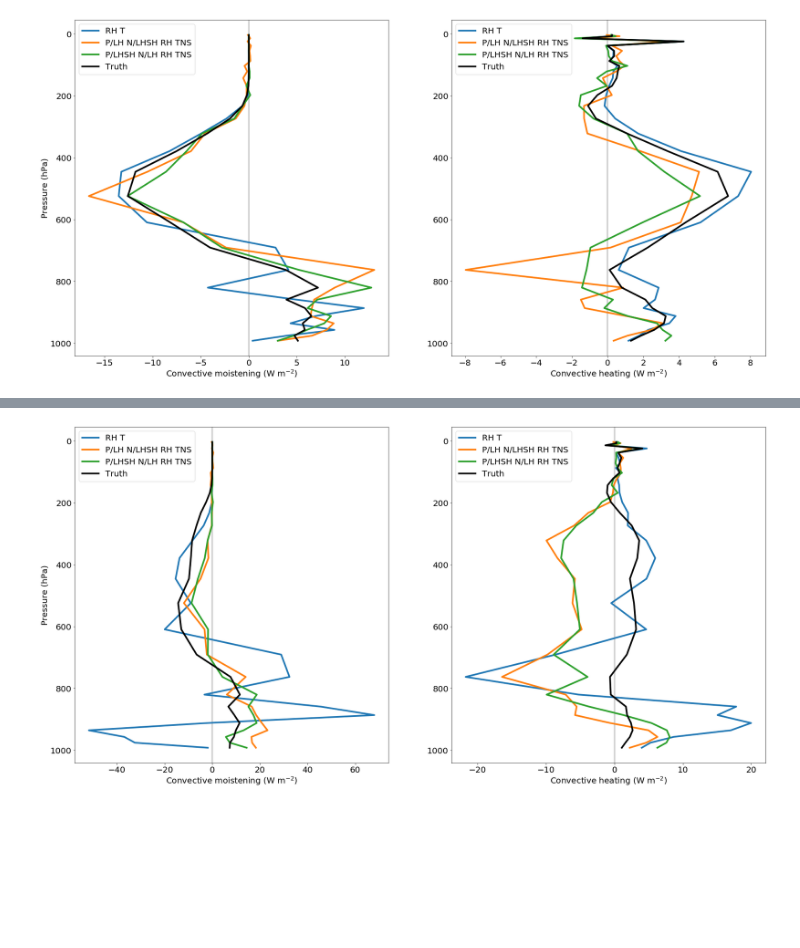
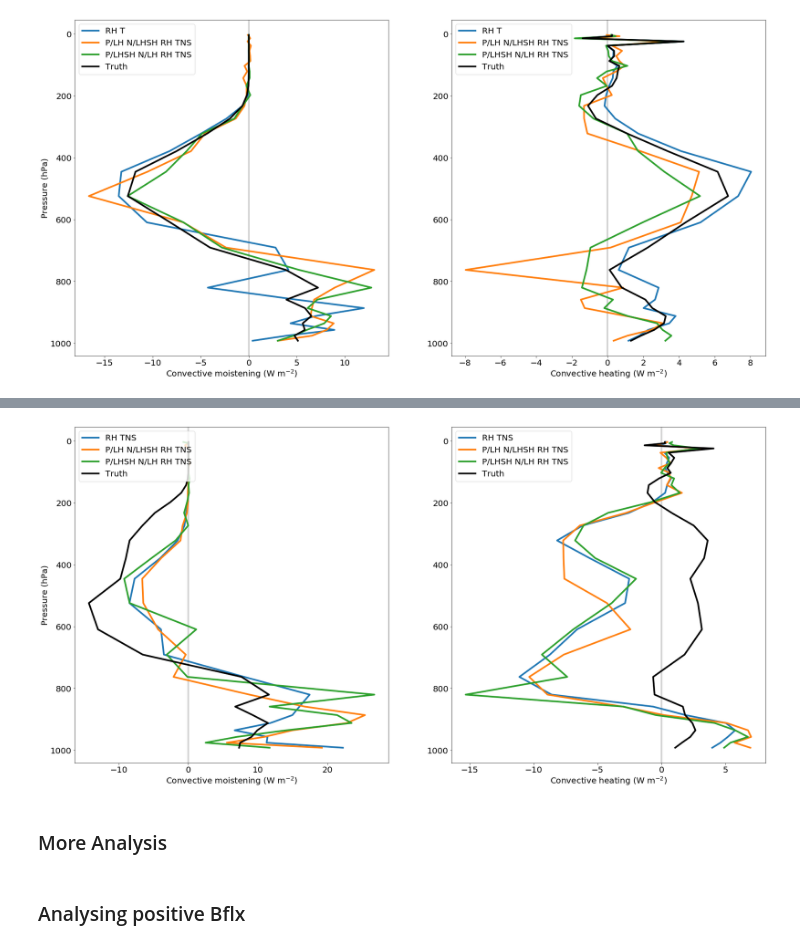
Before and after one commit to pandasambit15/CBRAIN-CAM, a Jupyter notebook: notebooks/ankitesh_devlog/BflxNet.ipynb, the cells around one changed output, grey strips where cells are left out. Drawn from its saved outputs; the diff is of its cells as text; code cells hidden in the pictures; blank space fills up the shorter version.

```diff
--- a/notebooks/ankitesh_devlog/BflxNet.ipynb
+++ b/notebooks/ankitesh_devlog/BflxNet.ipynb
@@ -933,8 +918,8 @@ plt.figure(figsize=(30,15))
 
 plt.subplot(1,2,1)
 plt.axvline(x=0,c='lightgray')
-NNarray = ['CI01_RH.hdf5', 'Pos_LHSca_BflxNet.hdf5*Neg_LHSca_BflxNet.hdf5','Pos_LHSca_BflxNet.hdf5*Neg_SHSca_BflxNet.hdf5']
-NNname = ['RH T', 'P/LH N/LH RH TNS','P/LH N/SH RH TNS']
+NNarray = ['CI01_RH_TNS.hdf5', 'Pos_LHSca_BflxNet.hdf5*Neg_LHSca_BflxNet.hdf5','Pos_LHSca_BflxNet.hdf5*Neg_SHSca_BflxNet.hdf5']
+NNname = ['RH TNS', 'P/LH N/LH RH TNS','P/LH N/SH RH TNS']
 for iNN,NNs in enumerate(NNarray):
     plt.plot(np.mean(diagno[NNs][data]['PHQ'],axis=(0,1,3)),lev,label=NNname[iNN])
 plt.plot(np.mean(diagno['truth'][data]['PHQ'],axis=(0,1,3)),lev,label='Truth',color='k')
@@ -960,8 +946,8 @@ plt.figure(figsize=(30,15))
 plt.subplot(1,2,1)
 plt.axvline(x=0,c='lightgray')
 
-NNarray = ['CI01_RH.hdf5','Pos_LHSca_BflxNet.hdf5*Neg_LHSHSca_BflxNet.hdf5','Pos_LHSHSca_BflxNet.hdf5*Neg_LHSca_BflxNet.hdf5']
-NNname = ['RH T','P/LH N/LHSH RH TNS','P/LHSH N/LH RH TNS']
+NNarray = ['CI01_RH_TNS.hdf5','Pos_LHSca_BflxNet.hdf5*Neg_LHSHSca_BflxNet.hdf5','Pos_LHSHSca_BflxNet.hdf5*Neg_LHSca_BflxNet.hdf5']
+NNname = ['RH TNS','P/LH N/LHSH RH TNS','P/LHSH N/LH RH TNS']
 for iNN,NNs in enumerate(NNarray[:3]):
     plt.plot(np.mean(diagno[NNs][data]['PHQ'],axis=(0,1,3)),lev,label=NNname[iNN])
 plt.plot(np.mean(diagno['truth'][data]['PHQ'],axis=(0,1,3)),lev,label='Truth',color='k')
@@ -1017,8 +1003,8 @@ plt.figure(figsize=(30,15))
 
 plt.subplot(1,2,1)
 plt.axvline(x=0,c='lightgray')
-NNarray = ['CI01_RH.hdf5', 'Pos_LHSca_BflxNet.hdf5*Neg_LHSca_BflxNet.hdf5','Pos_LHSca_BflxNet.hdf5*Neg_SHSca_BflxNet.hdf5']
-NNname = ['RH T', 'P/LH N/LH RH TNS','P/LH N/SH RH TNS']
+NNarray = ['CI01_RH_TNS.hdf5', 'Pos_LHSca_BflxNet.hdf5*Neg_LHSca_BflxNet.hdf5','Pos_LHSca_BflxNet.hdf5*Neg_SHSca_BflxNet.hdf5']
+NNname = ['RH TNS', 'P/LH N/LH RH TNS','P/LH N/SH RH TNS']
 for iNN,NNs in enumerate(NNarray):
     plt.plot(np.mean(diagno[NNs][data]['PHQ'],axis=(0,1,3)),lev,label=NNname[iNN])
 plt.plot(np.mean(diagno['truth'][data]['PHQ'],axis=(0,1,3)),lev,label='Truth',color='k')
@@ -1044,8 +1030,8 @@ plt.figure(figsize=(30,15))
 plt.subplot(1,2,1)
 plt.axvline(x=0,c='lightgray')
 
-NNarray = ['CI01_RH.hdf5','Pos_LHSca_BflxNet.hdf5*Neg_LHSHSca_BflxNet.hdf5','Pos_LHSHSca_BflxNet.hdf5*Neg_LHSca_BflxNet.hdf5']
-NNname = ['RH T','P/LH N/LHSH RH TNS','P/LHSH N/LH RH TNS']
+NNarray = ['CI01_RH_TNS.hdf5','Pos_LHSca_BflxNet.hdf5*Neg_LHSHSca_BflxNet.hdf5','Pos_LHSHSca_BflxNet.hdf5*Neg_LHSca_BflxNet.hdf5']
+NNname = ['RH TNS','P/LH N/LHSH RH TNS','P/LHSH N/LH RH TNS']
 for iNN,NNs in enumerate(NNarray[:3]):
     plt.plot(np.mean(diagno[NNs][data]['PHQ'],axis=(0,1,3)),lev,label=NNname[iNN])
 plt.plot(np.mean(diagno['truth'][data]['PHQ'],axis=(0,1,3)),lev,label='Truth',color='k')
@@ -1067,31 +1053,35 @@ plt.gca().invert_yaxis()
 # %%
 data = 'P4K_valid'
 
 plt.figure(figsize=(30,15))
 
 plt.subplot(1,2,1)
 plt.axvline(x=0,c='lightgray')
 
-NNarray = ['CI01_RH.hdf5''Pos_LHSHSca_BflxNet.hdf5*Neg_SHSca_BflxNet.hdf5','Pos_LHSHSca_BflxNet.hdf5*Neg_LHSHSca_BflxNet.hdf5']
-NNname = ['RH T''P/LHSH N/SH RH TNS','P/LHSH N/LHSH RH TNS']
+NNarray = ['CI01_RH_TNS.hdf5''Pos_LHSHSca_BflxNet.hdf5*Neg_SHSca_BflxNet.hdf5','Pos_LHSHSca_BflxNet.hdf5*Neg_LHSHSca_BflxNet.hdf5']
+NNname = ['RH TNS''P/LHSH N/SH RH TNS','P/LHSH N/LHSH RH TNS']
 
-NNarray = ['CI01_RH.hdf5','Pos_LHSca_BflxNet.hdf5*Neg_LHSHSca_BflxNet.hdf5','Pos_LHSHSca_BflxNet.hdf5*Neg_LHSca_BflxNet.hdf5']
-NNname = ['RH T','P/LH N/LHSH RH TNS','P/LHSH N/LH RH TNS']
+NNarray = ['CI01_RH_TNS.hdf5','Pos_LHSca_BflxNet.hdf5*Neg_LHSHSca_BflxNet.hdf5','Pos_LHSHSca_BflxNet.hdf5*Neg_LHSca_BflxNet.hdf5']
+NNname = ['RH TNS','P/LH N/LHSH RH TNS','P/LHSH N/LH RH TNS']
 for iNN,NNs in enumerate(NNarray[:3]):
     plt.plot(np.mean(diagno[NNs][data]['PHQ'],axis=(0,1,3)),lev,label=NNname[iNN])
 plt.plot(np.mean(diagno['truth'][data]['PHQ'],axis=(0,1,3)),lev,label='Truth',color='k')
 plt.legend(loc="upper left")
 plt.xlabel('Convective moistening ($\mathrm{W\ m^{-2}}$)')
 plt.ylabel('Pressure (hPa)')
 plt.gca().invert_yaxis()
 
 plt.subplot(1,2,2)
 plt.axvline(x=0,c='lightgray')
 for iNN,NNs in enumerate(NNarray[:3]):
     plt.plot(np.mean(diagno[NNs][data]['TPHYSTND'],axis=(0,1,3)),lev,label=NNname[iNN])
 plt.plot(np.mean(diagno['truth'][data]['TPHYSTND'],axis=(0,1,3)),lev,label='Truth',color='k')
 plt.legend(loc="upper left")
 plt.xlabel('Convective heating ($\mathrm{W\ m^{-2}}$)')
 plt.gca().invert_yaxis()
 # %% [output]
-[figure, old version]
+[figure, new version]
+# %% [markdown]
+### More Analysis
+# %% [markdown]
+### Analysing positive Bflx
```
Also changed, not shown: parts of 24 cells of this notebook.
